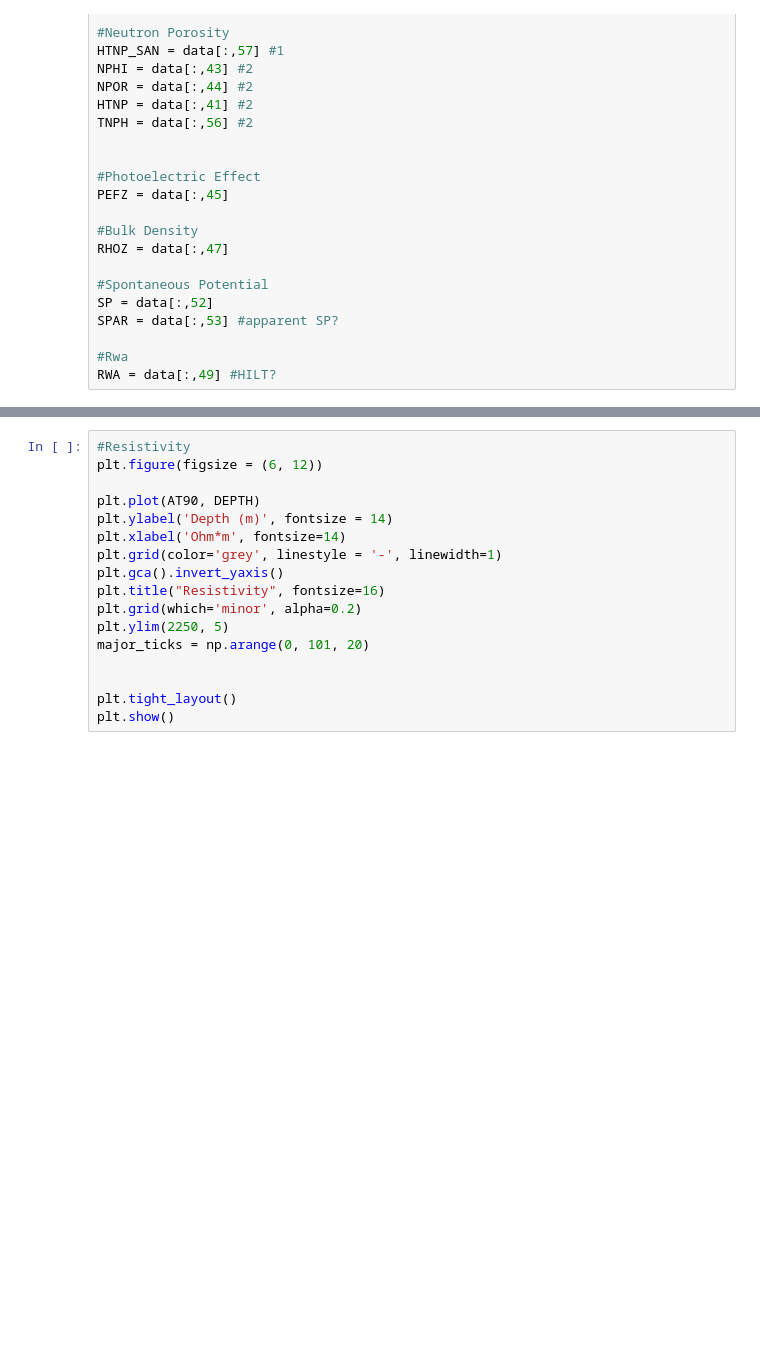
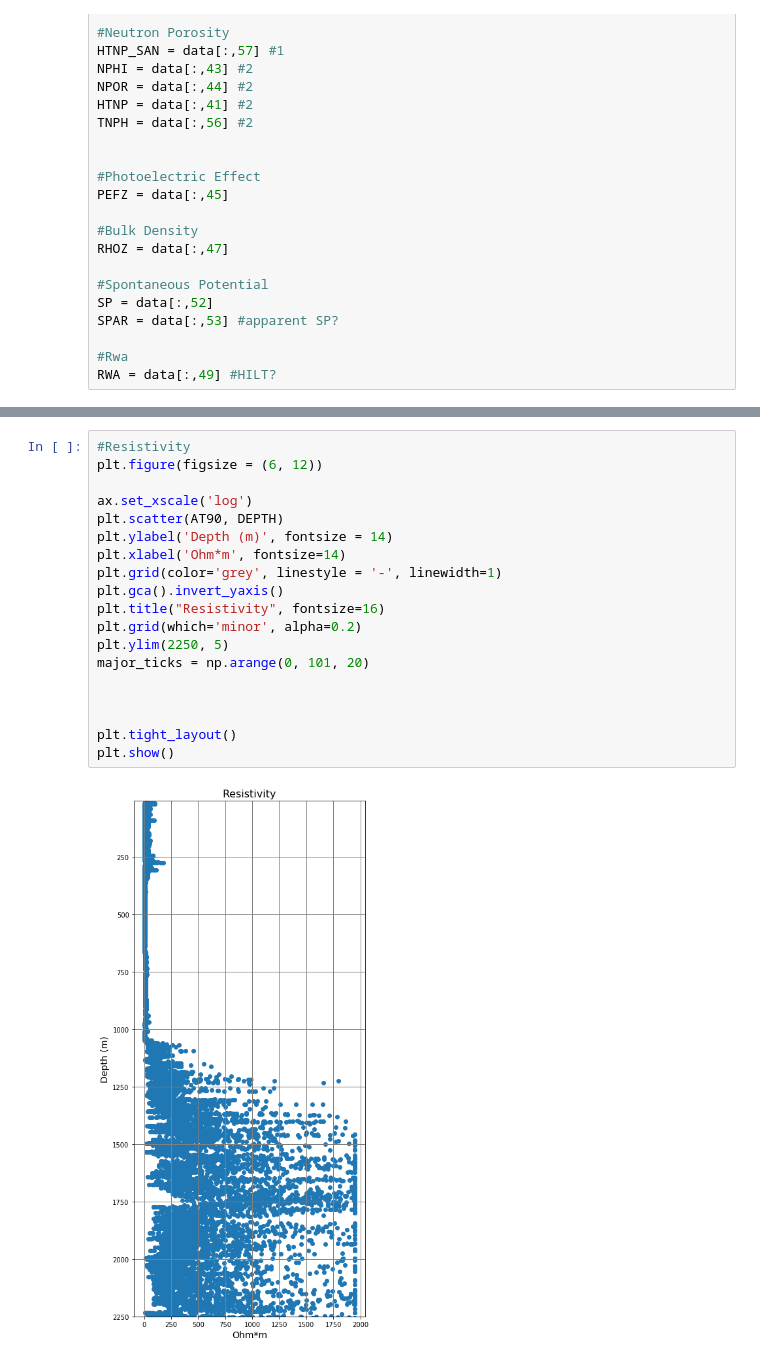
Before and after one commit to OpenGeoVis/GeothermalDesignChallenge, a Jupyter notebook: codebooks/well_data/58-32/58-32.ipynb, the cells around one changed output, grey strips where cells are left out. Cells and saved outputs as stored; diff of their text form; blank space fills up the shorter version.

```diff
--- a/codebooks/well_data/58-32/58-32.ipynb
+++ b/codebooks/well_data/58-32/58-32.ipynb
@@ -193,20 +243,24 @@ plt.show()
 # %%
 #Resistivity
 plt.figure(figsize = (6, 12))
 
-plt.plot(AT90, DEPTH)
+ax.set_xscale('log')
+plt.scatter(AT90, DEPTH)
 plt.ylabel('Depth (m)', fontsize = 14)
 plt.xlabel('Ohm*m', fontsize=14)
 plt.grid(color='grey', linestyle = '-', linewidth=1)
 plt.gca().invert_yaxis()
 plt.title("Resistivity", fontsize=16)
 plt.grid(which='minor', alpha=0.2)
 plt.ylim(2250, 5)
 major_ticks = np.arange(0, 101, 20)
 
 
+
 plt.tight_layout()
 plt.show()
+# %% [output]
+[figure, added]
 # %%
 #Gamma Ray
 plt.figure(figsize = (6, 12))
```
Also changed, not shown: parts of 13 cells of this notebook, 7 other files.
